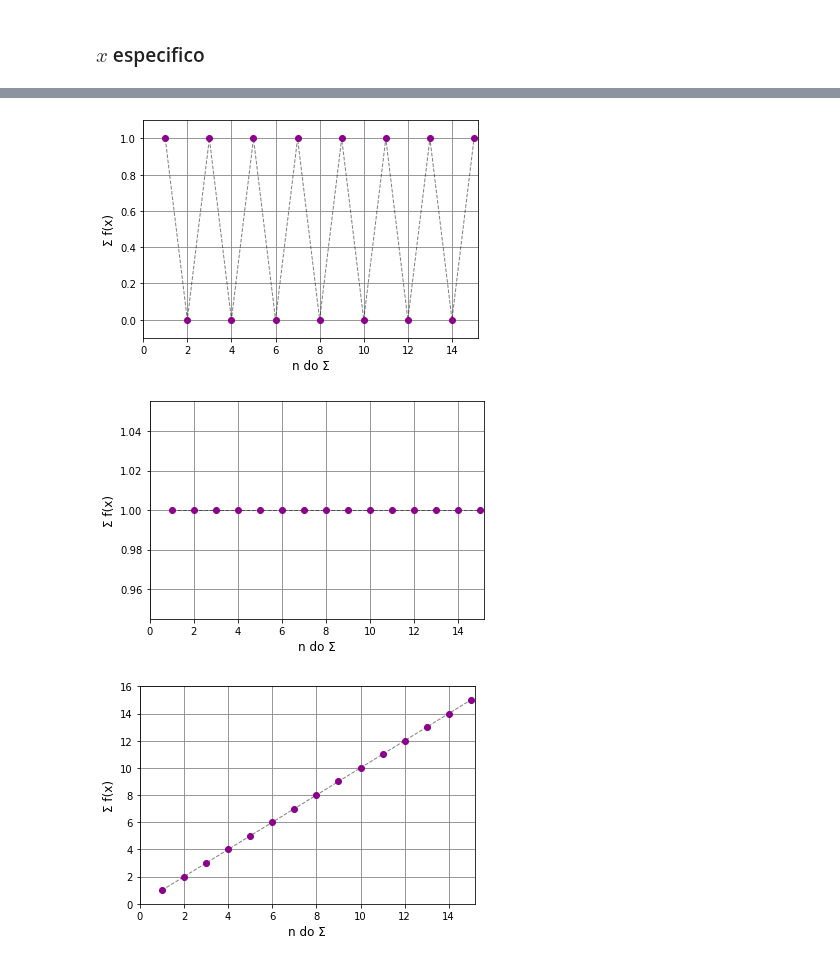
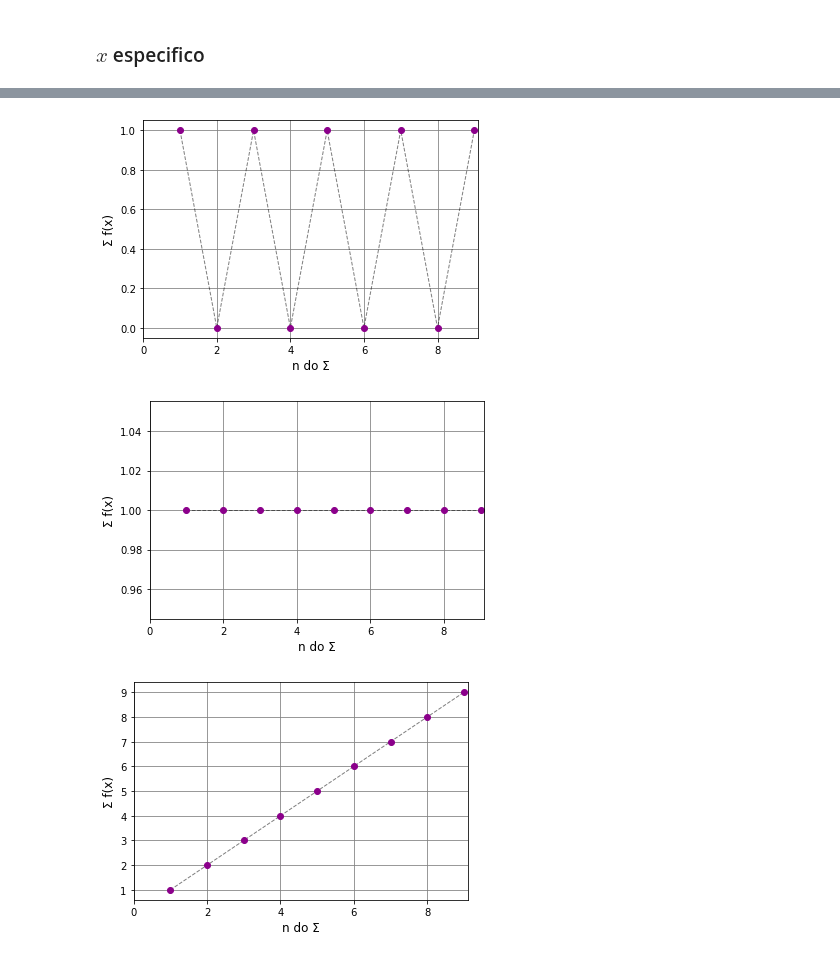
Before and after one commit to pedroivoal/Semestre-2, a Jupyter notebook: Matvar/APS/graficos_slide.ipynb, the cells around one changed output, grey strips where cells are left out. Cells and saved outputs as stored; diff of their text form; code cells hidden in the pictures.

```diff
--- a/Matvar/APS/graficos_slide.ipynb
+++ b/Matvar/APS/graficos_slide.ipynb
@@ -38,4 +38,8 @@ def simples_x(x, n):
         fx += 1*x**i
 
     return fx
+# %%
+l_n = np.arange(1, 10, 1)
+l_x = [-1.45, -0.5, -1, 0, 1, 0.5, 1.1]
+l_fx = [[],[],[],[],[],[],[]]
 # %%
@@ -64,70 +85,61 @@ x_13.savefig('gráficos/x=-1,3.jpg', format='jpg', dpi=480)
 # %%
-l_n = np.arange(1, 16, 1)
-l_fx = []
-x = -1
 
 for n in l_n:
-    l_fx.append(simples_x(x, n))
+    l_fx[2].append(simples_x(l_x[2], n))
 
 x_13, ax = plt.subplots()
 
-plt.plot(l_n, l_fx, '--', color='k', linewidth=1, alpha=0.5)
-plt.plot(l_n, l_fx, 'o', color='darkmagenta')
+plt.plot(l_n, l_fx[2], '--', color='k', linewidth=1, alpha=0.5)
+plt.plot(l_n, l_fx[2], 'o', color='darkmagenta')
 # plt.title('x = -1,3', fontsize=20)
 plt.ylabel('Σ f(x)', fontsize=12)
 plt.xlabel('n do Σ', fontsize=12)
-plt.ylim(-0.1,1.1)
-plt.xlim(0, 15.18)
+# plt.ylim(-0.1,1.1)
+plt.xlim(0, 9.1)
 plt.grid(color='gray')
 plt.show()
 
 x_13.savefig('gráficos/x=-1.jpg', format='jpg', dpi=480)
 # %% [output]
-[figure, old version]
+[figure, new version]
 # %%
-l_n = np.arange(1, 16, 1)
-l_fx = []
-x = 0
 
 for n in l_n:
-    l_fx.append(simples_x(x, n))
+    l_fx[3].append(simples_x(l_x[3], n))
 
 x_13, ax = plt.subplots()
 
-plt.plot(l_n, l_fx, '--', color='k', linewidth=1, alpha=0.5)
-plt.plot(l_n, l_fx, 'o', color='darkmagenta')
+plt.plot(l_n, l_fx[3], '--', color='k', linewidth=1, alpha=0.5)
+plt.plot(l_n, l_fx[3], 'o', color='darkmagenta')
 # plt.title('x = -1,3', fontsize=20)
 plt.ylabel('Σ f(x)', fontsize=12)
 plt.xlabel('n do Σ', fontsize=12)
 # plt.ylim(-18,25)
-plt.xlim(0, 15.18)
+plt.xlim(0, 9.1)
 plt.grid(color='gray')
 plt.show()
 
 x_13.savefig('gráficos/x=0.jpg', format='jpg', dpi=480)
 # %% [output]
-[figure, old version]
+[figure, new version]
 # %%
-l_n = np.arange(1, 16, 1)
-l_fx = []
-x = 1
 
 for n in l_n:
-    l_fx.append(simples_x(x, n))
+    l_fx[4].append(simples_x(l_x[4], n))
 
 x_13, ax = plt.subplots()
 
-plt.plot(l_n, l_fx, '--', color='k', linewidth=1, alpha=0.5)
-plt.plot(l_n, l_fx, 'o', color='darkmagenta')
+plt.plot(l_n, l_fx[4], '--', color='k', linewidth=1, alpha=0.5)
+plt.plot(l_n, l_fx[4], 'o', color='darkmagenta')
 # plt.title('x = -1,3', fontsize=20)
 plt.ylabel('Σ f(x)', fontsize=12)
 plt.xlabel('n do Σ', fontsize=12)
-plt.ylim(0,16)
-plt.xlim(0, 15.18)
+# plt.ylim(0, 9.2)
+plt.xlim(0, 9.12)
 # plt.axis('equal')
 plt.grid(color='gray')
 plt.show()
 
 x_13.savefig('gráficos/x=1.jpg', format='jpg', dpi=480)
 # %% [output]
-[figure, old version]
+[figure, new version]
```
Also changed, not shown: parts of 7 cells of this notebook, 10 other files.
